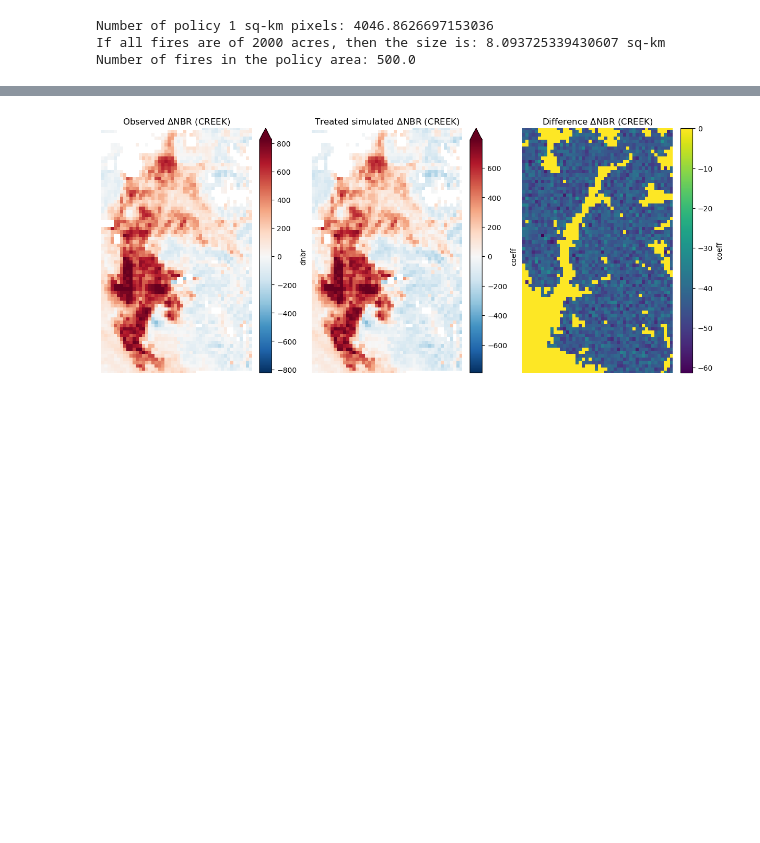
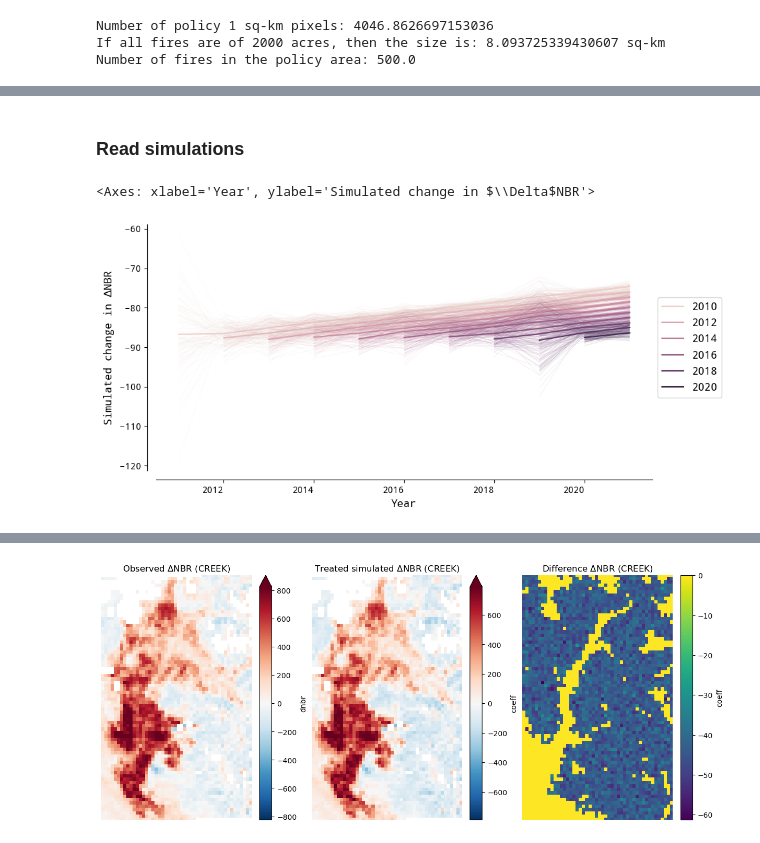
Before and after one commit to echolab-stanford/prescribed_fires, a Jupyter notebook: analysis/simulation.ipynb, the cells around one changed output, grey strips where cells are left out. Cells and saved outputs as stored; diff of their text form; code cells hidden in the pictures; blank space fills up the shorter version.

```diff
--- a/analysis/simulation.ipynb
+++ b/analysis/simulation.ipynb
@@ -234,13 +128,13 @@ dnbr = dnbr.merge(mtbs[["Event_ID", "year"]], right_on="Event_ID", left_on="even
 dnbr.drop(columns=["Event_ID"], inplace=True)
 
 # Merge with template to add all the grids
-dnbr = template.merge(dnbr.drop(columns=["lat", "lon"]), on=["grid_id", "year"], how="left")
+#dnbr = template.merge(dnbr.drop(columns=["lat", "lon"]), on=["grid_id", "year"], how="left")
 
 # # Solve overlapping repeats by taking the max
-dnbr = dnbr.set_index(["lat", "lon", "year"])
+#dnbr = dnbr.set_index(["lat", "lon", "year"])
 
 # Create xarray object
-dnbr_arr = dnbr[~dnbr.index.duplicated()].dnbr.to_xarray()
+#dnbr_arr = dnbr[~dnbr.index.duplicated()].dnbr.to_xarray()
 # %%
 # Prepare results
 results = pd.read_csv("../data/results/att_conifers_dnbr.csv")
@@ -321,0 +213,2 @@ sim_data = sim_data.compute()
+# %% [markdown]
+### Read simulations
@@ -321,0 +255,38 @@ sim_data = sim_data.compute()
+# %%
+import seaborn as sns
+
+fig, ax = plt.subplots(1, 1, figsize=(10, 5))
+
+sns.lineplot(
+    data = df_year_treat.to_df(),
+    x="year",
+    y="coeff_mean",
+    hue="year_treat",
+    ax=ax
+)
+
+sns.lineplot(
+    data = df_year_treat_sim.to_df(),
+    x="year",
+    y="coeff_mean",
+    units='sim',
+    estimator=None,
+    hue="year_treat",
+    legend=False,
+    linewidth=0.25,
+    ax=ax,
+    alpha=0.2
+)
+
+# Move legend to the right outside of the plot
+plt.legend(loc='center left', bbox_to_anchor=(1, 0.5))
+
+# Apply template
+template_plots(ax, xlab="Year", ylab=r"Simulated change in $\Delta$NBR")
+
+
+# Save plot
+#plt.savefig("../figs/simulations_coefs.png", bbox_inches="tight")
+# %% [output]
+<Axes: xlabel='Year', ylabel='Simulated change in $\\Delta$NBR'>
+[figure, added]
```
Also changed, not shown: parts of 26 cells of this notebook, 2 other files.
